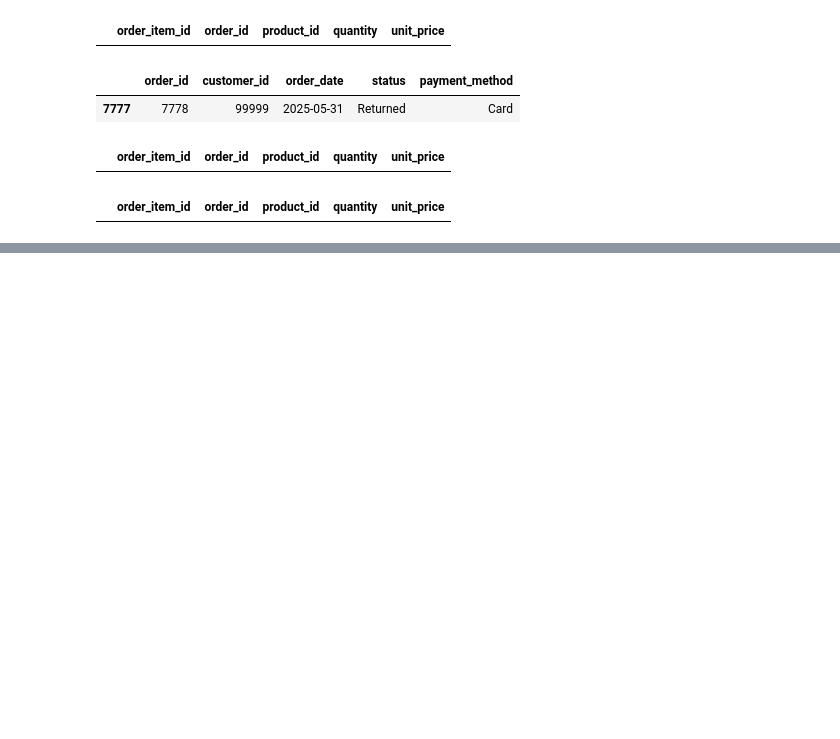
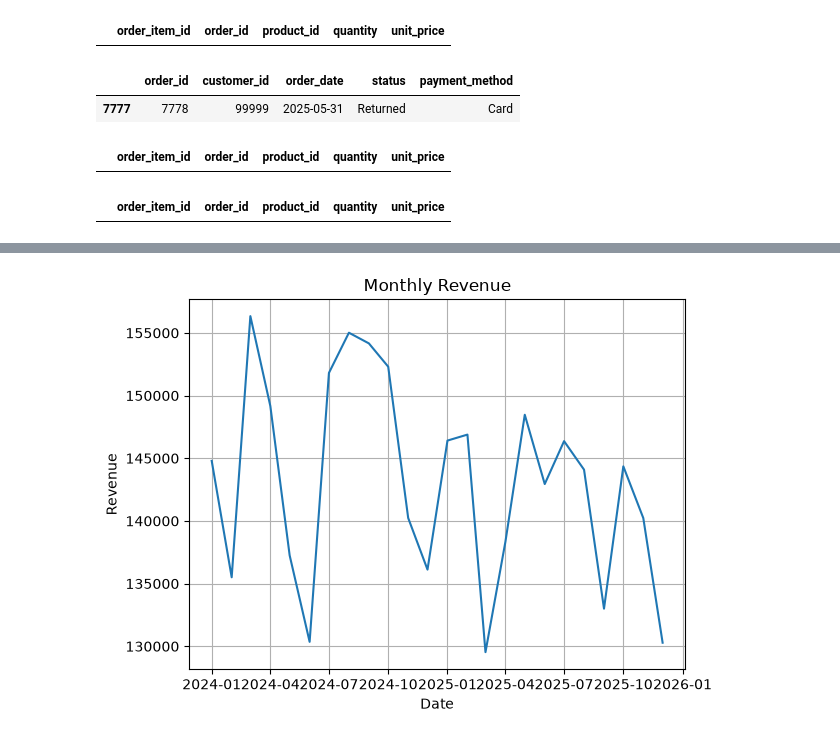
Before and after one commit to condorTes/ecommerce-sales-analysis-first_pr, a Jupyter notebook: notebooks/analysis.ipynb, the cells around one changed output, grey strips where cells are left out. Drawn from its saved outputs; the diff is of its cells as text; code cells hidden in the pictures; blank space fills up the shorter version.

Commit message:
visualisation

```diff
--- a/notebooks/analysis.ipynb
+++ b/notebooks/analysis.ipynb
@@ -472,0 +493,4 @@ order_items_clean.to_csv('../data/processed/order_items_clean.csv', index=False)
+# %%
+merged = pd.merge(orders_clean, order_items_clean, how='inner', on='order_id')
+merged['revenue'] = merged['quantity'] * merged['unit_price']
+merged.loc[merged['status'] == 'Completed', 'revenue'].sum()
@@ -472,0 +508,5 @@ order_items_clean.to_csv('../data/processed/order_items_clean.csv', index=False)
+# %%
+merged['order_date'] = pd.to_datetime(merged['order_date'])
+merged['year'] = merged['order_date'].dt.year
+merged['month'] = merged['order_date'].dt.month
+monthly_revenue = merged.loc[merged['status'] == 'Completed', :].groupby(['year', 'month'])['revenue'].sum()
@@ -472,0 +664,3 @@ order_items_clean.to_csv('../data/processed/order_items_clean.csv', index=False)
+# %%
+monthly_revenue = monthly_revenue.reset_index()
+monthly_revenue.head()
@@ -472,0 +674,4 @@ order_items_clean.to_csv('../data/processed/order_items_clean.csv', index=False)
+# %%
+monthly_revenue['date'] = pd.to_datetime({'year': monthly_revenue['year'],
+                                          'month': monthly_revenue['month'],
+                                          'day': '1'})
@@ -472,0 +698,8 @@ order_items_clean.to_csv('../data/processed/order_items_clean.csv', index=False)
+# %%
+sns.lineplot(data=monthly_revenue, x='date', y='revenue')
+plt.title('Monthly Revenue')
+plt.xlabel('Date')
+plt.ylabel('Revenue')
+plt.grid()
+# %% [output]
+[figure, added]
```
Also changed, not shown: parts of 26 cells of this notebook.
